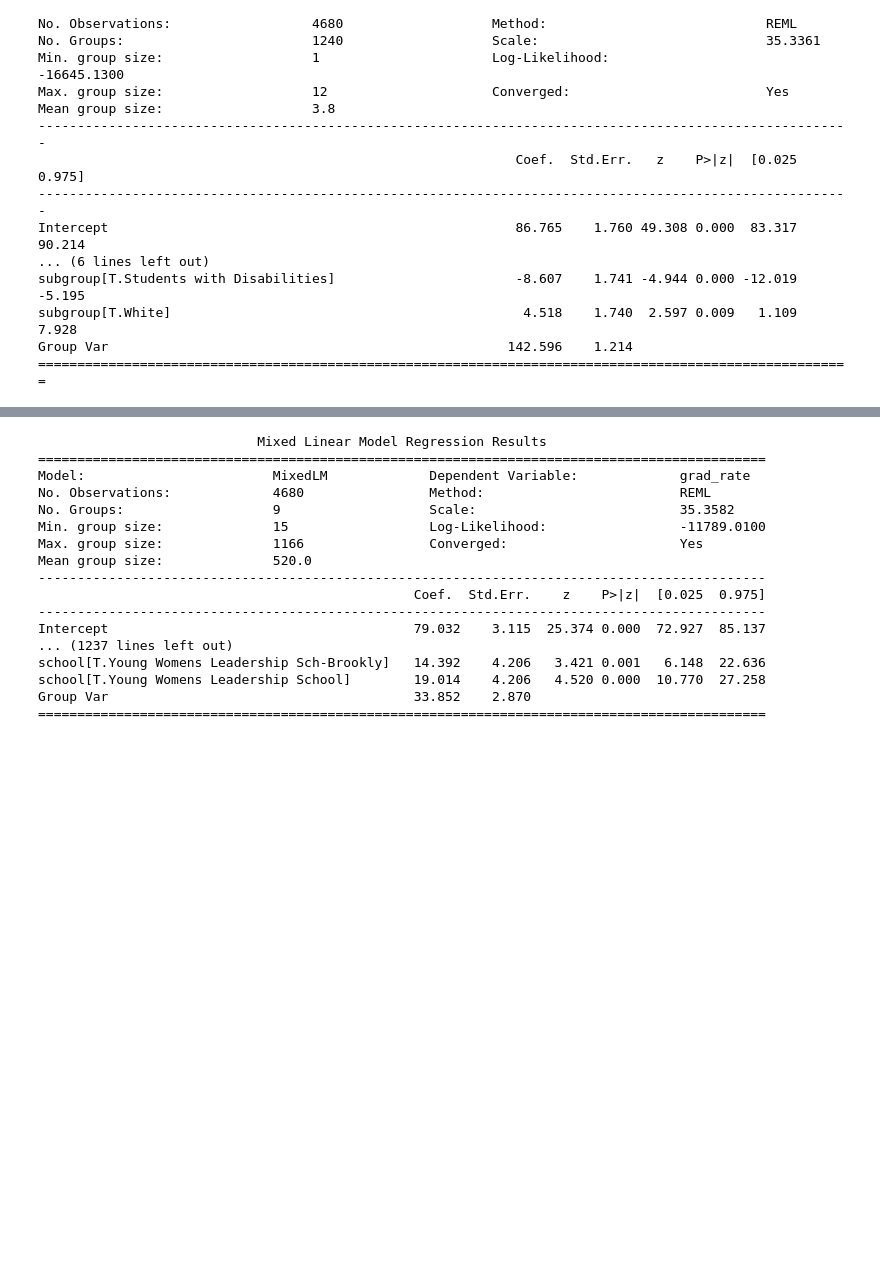
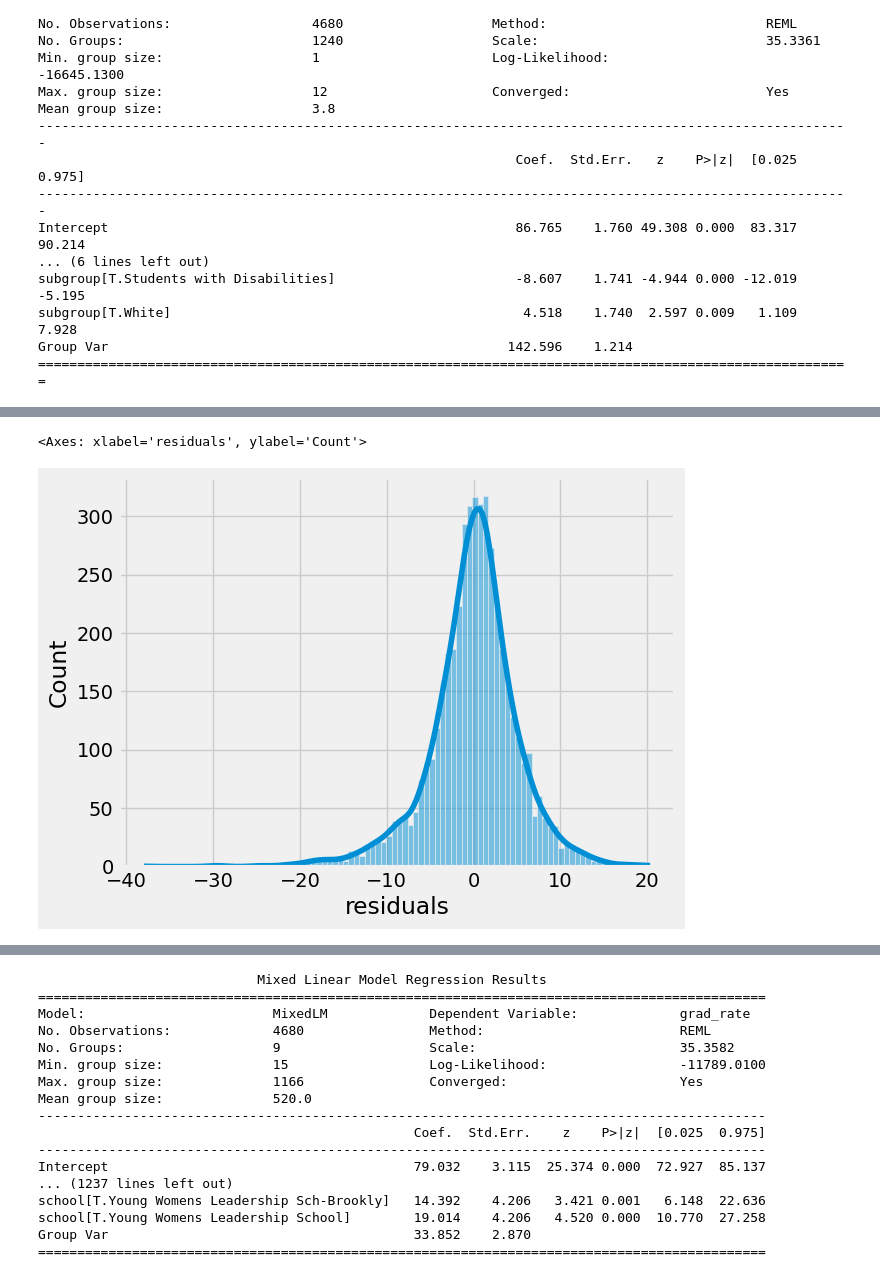
Before and after one commit to asoylatte03/nys-ell-grad-rate, a Jupyter notebook: modeling .ipynb, the cells around one changed output, grey strips where cells are left out. Cells and saved outputs as stored; diff of their text form; code cells hidden in the pictures; blank space fills up the shorter version.

```diff
--- a/modeling .ipynb
+++ b/modeling .ipynb
@@ -142,0 +169,12 @@ Group Var                                                   142.596    1.214
+# %%
+# evaluating our model by plottign the residuals
+
+grad_rates_22 = pd.DataFrame()
+grad_rates_22["residuals"] = mdf.resid.values
+grad_rates_22["predicted"] = mdf.fittedvalues
+
+# plotting a residual plot
+sns.histplot(grad_rates_22, x='residuals',kde=True)
+# %% [output]
+<Axes: xlabel='residuals', ylabel='Count'>
+[figure, added]
```
Also changed, not shown: parts of 36 cells of this notebook.
